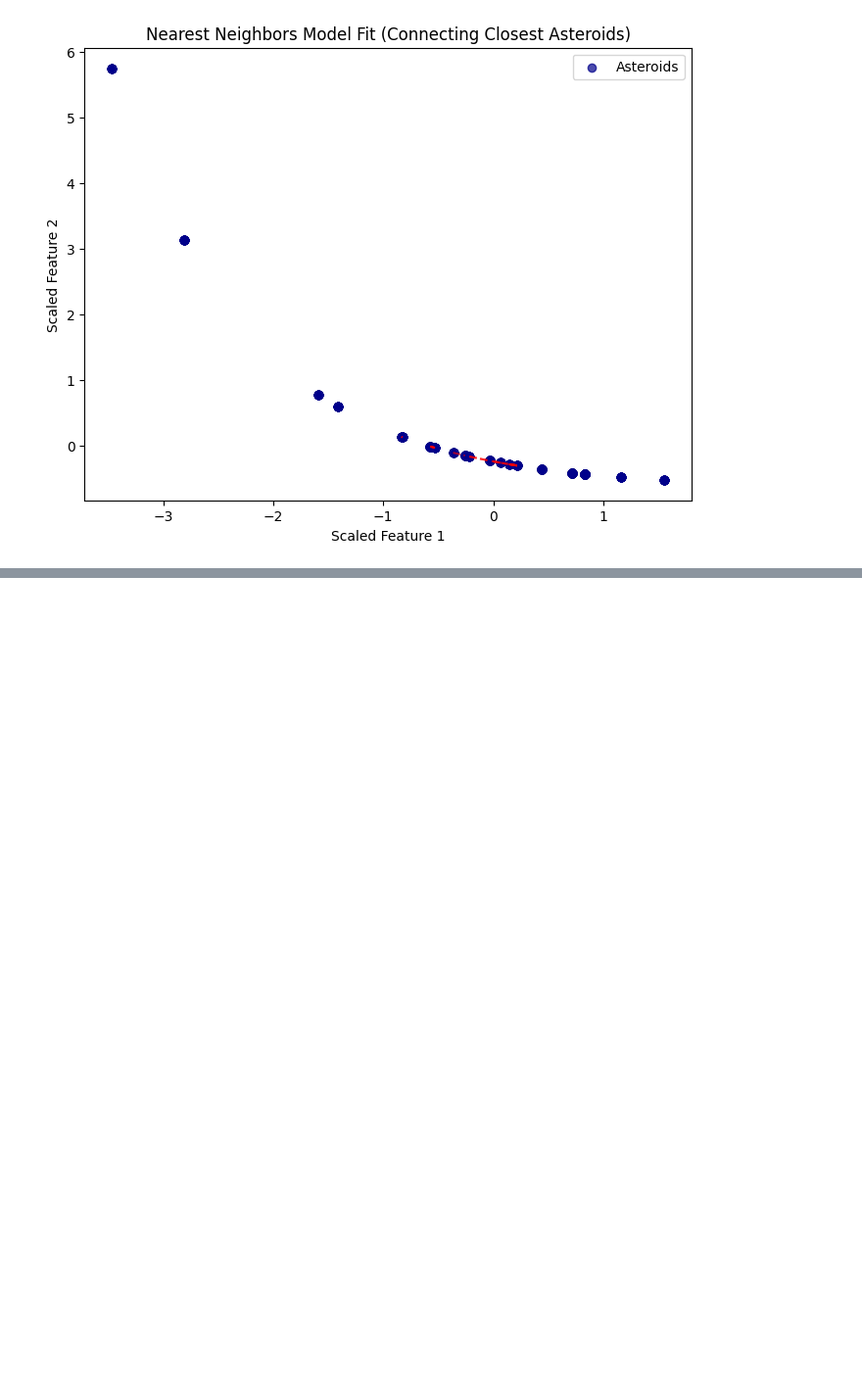
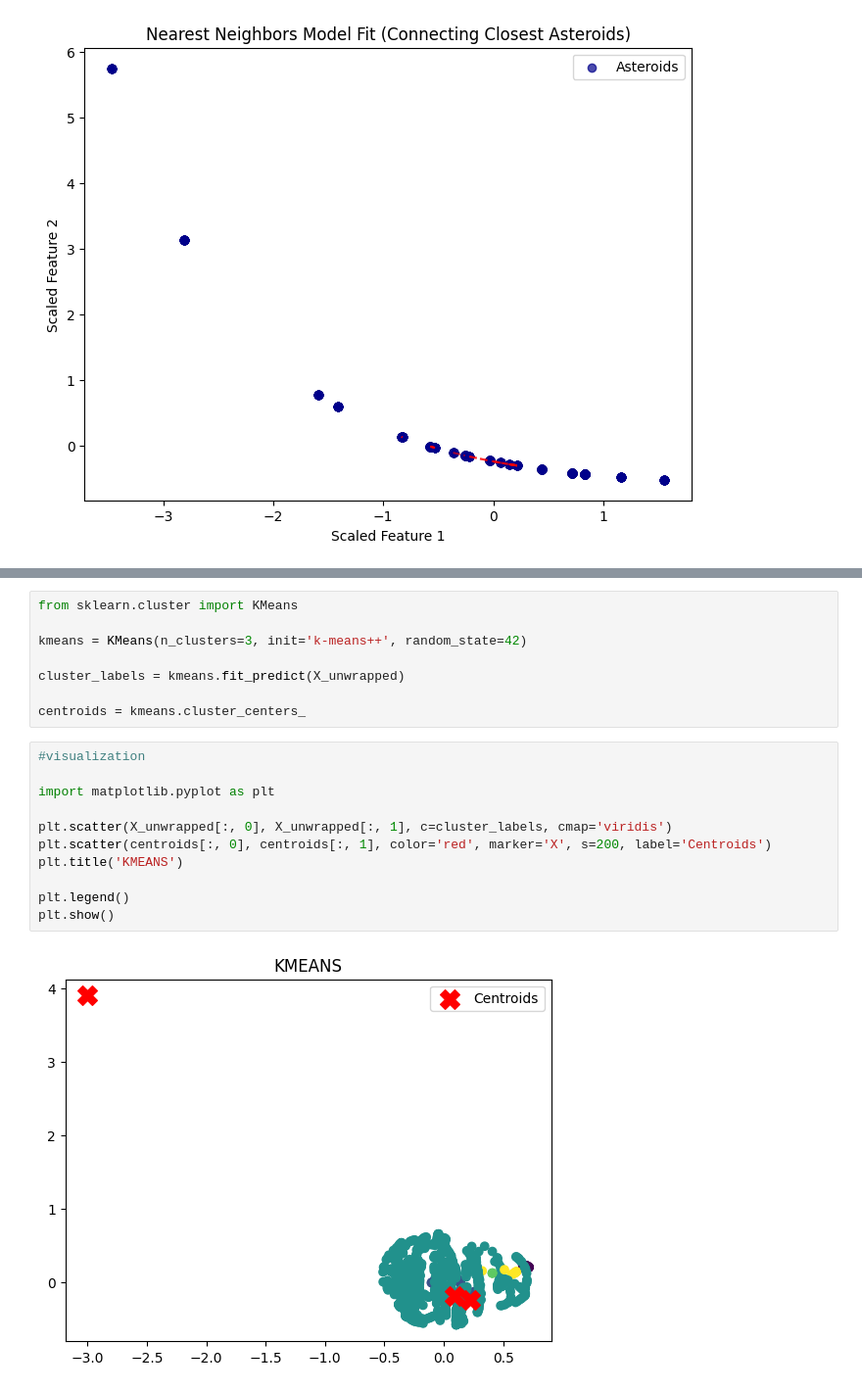
Before and after one commit to tirthas970-cmyk/AeroTrack-Prime, a Jupyter notebook: NEOClassfieri.ipynb, the cells around one changed output, grey strips where cells are left out. Shown at 98% size. Cells and saved outputs as stored; diff of their text form; blank space fills up the shorter version.

```diff
--- a/NEOClassfieri.ipynb
+++ b/NEOClassfieri.ipynb
@@ -124,0 +171,21 @@ plt.show()
+# %%
+from sklearn.cluster import KMeans
+
+kmeans = KMeans(n_clusters=3, init='k-means++', random_state=42)
+
+cluster_labels = kmeans.fit_predict(X_unwrapped)
+
+centroids = kmeans.cluster_centers_
+# %%
+#visualization
+
+import matplotlib.pyplot as plt
+
+plt.scatter(X_unwrapped[:, 0], X_unwrapped[:, 1], c=cluster_labels, cmap='viridis')
+plt.scatter(centroids[:, 0], centroids[:, 1], color='red', marker='X', s=200, label='Centroids')
+plt.title('KMEANS')
+
+plt.legend()
+plt.show()
+# %% [output]
+[figure, added]
```
Also changed, not shown: parts of 8 cells of this notebook, 1 other file.
